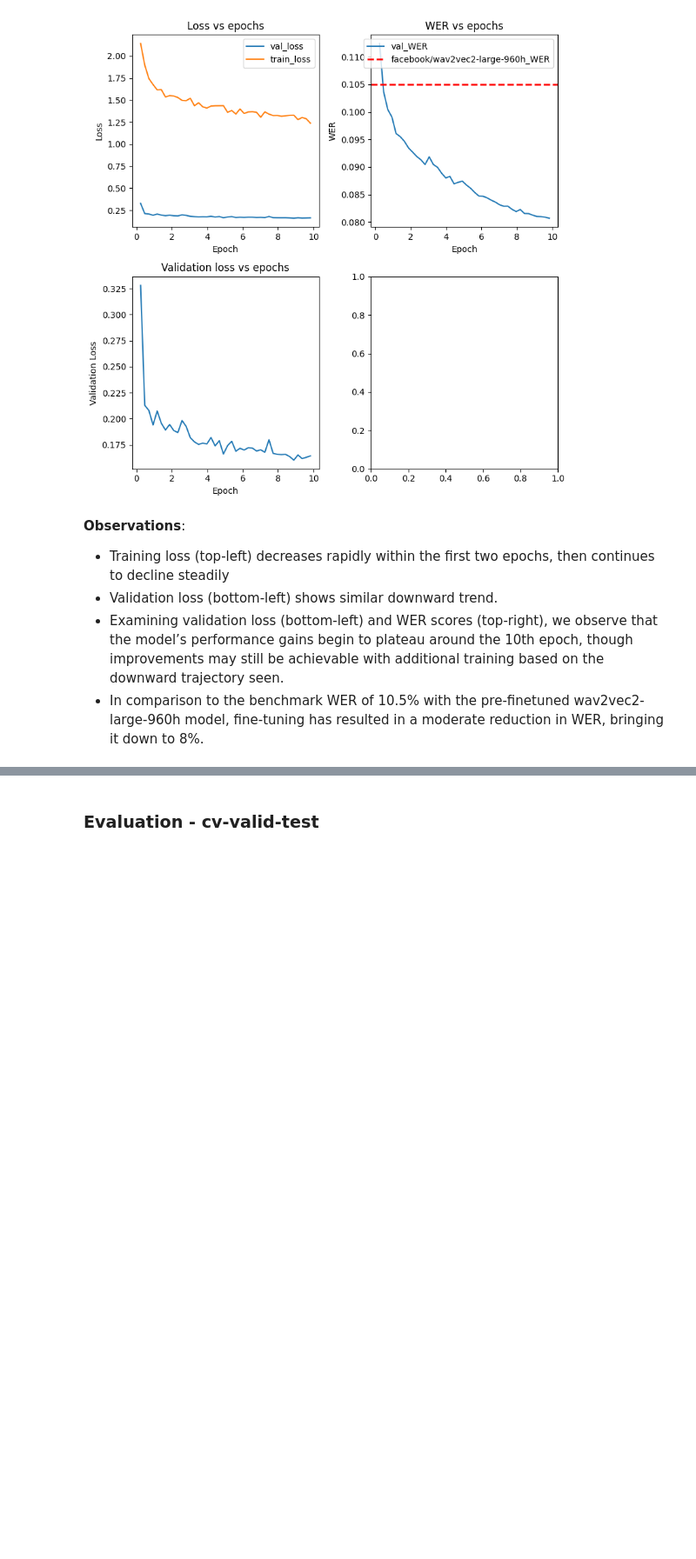
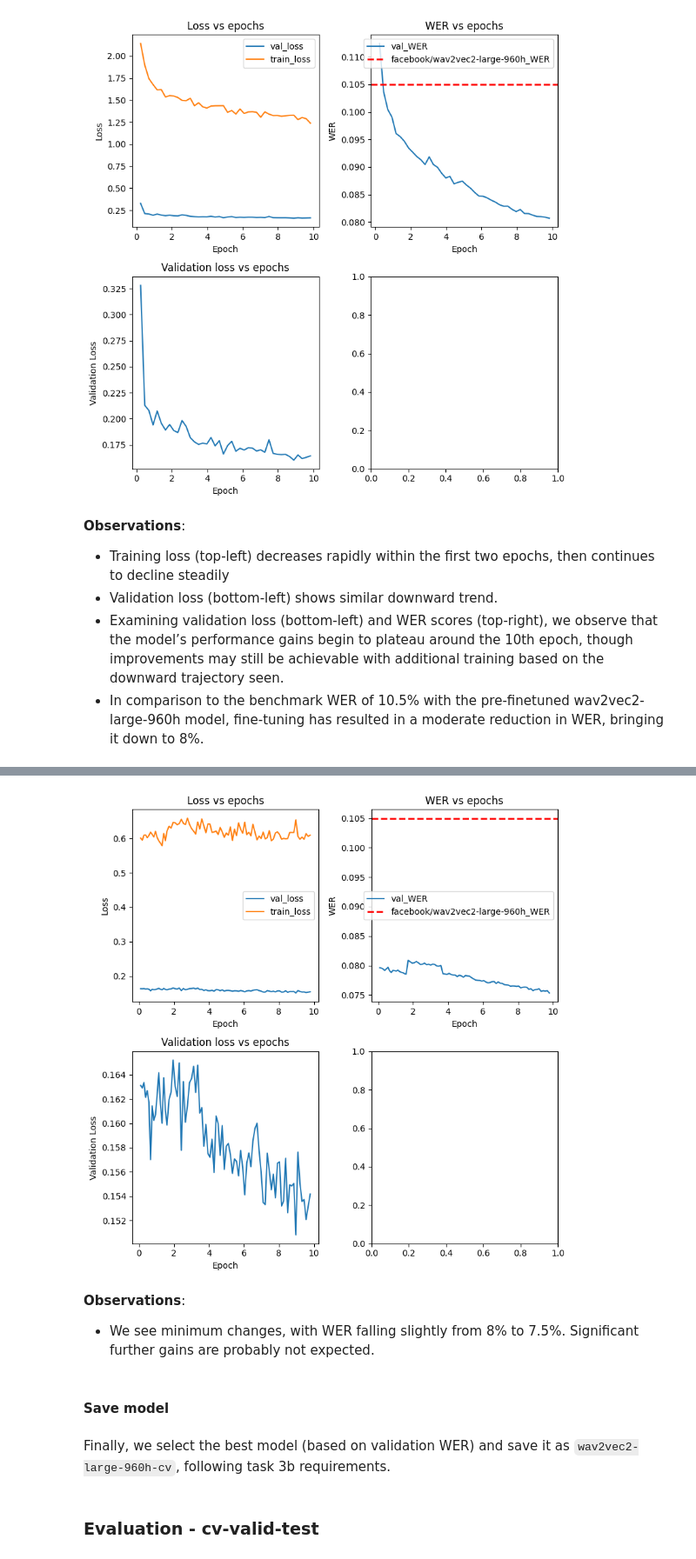
Before and after one commit to teofc111/asr_project, a Jupyter notebook: asr-train/cv-train-2a.ipynb, the cells around one changed output, grey strips where cells are left out. Shown at 87% size. Drawn from its saved outputs; the diff is of its cells as text; code cells hidden in the pictures; blank space fills up the shorter version.

Commit message:
Completed ASR finetuning task

```diff
--- a/asr-train/cv-train-2a.ipynb
+++ b/asr-train/cv-train-2a.ipynb
@@ -793 +719,34 @@ df_eval.loc[df_eval['eval/wer']==df_eval['eval/wer'].min(),:]
+# %%
+fig, axs = plt.subplots(2,2,figsize=(8,8))
+axs = axs.flatten()
+
+axs[0].plot(df_eval2['train/epoch'],df_eval2['eval/loss'],label='val_loss')
+axs[0].plot(df_eval2['train/epoch'],df_eval2['train/loss'],label='train_loss')
+axs[0].set_title('Loss vs epochs')
+axs[0].set_xlabel('Epoch')
+axs[0].set_ylabel('Loss')
+axs[0].legend()
+
+axs[1].plot(df_eval2['train/epoch'],df_eval2['eval/wer'],label='val_WER')
+axs[1].axhline(y=0.105, color='red', linestyle='--', linewidth=2, label='facebook/wav2vec2-large-960h_WER')
+axs[1].set_title('WER vs epochs')
+axs[1].set_xlabel('Epoch')
+axs[1].set_ylabel('WER')
+axs[1].legend()
+
+axs[2].plot(df_eval2['train/epoch'],df_eval2['eval/loss'])
+axs[2].set_title('Validation loss vs epochs')
+axs[2].set_xlabel('Epoch')
+axs[2].set_ylabel('Validation Loss')
+
+fig.tight_layout()
+# %% [output]
+[figure, added]
+# %% [markdown]
+__Observations__:
+- We see minimum changes, with WER falling slightly from 8% to 7.5%. Significant further gains are probably not expected.
+# %% [markdown]
+#### Save model
+# %% [markdown]
+Finally, we select the best model (based on validation WER) and save it as `wav2vec2-large-960h-cv`, following task 3b requirements.
 # %%
```
Also changed, not shown: parts of 30 cells of this notebook.
